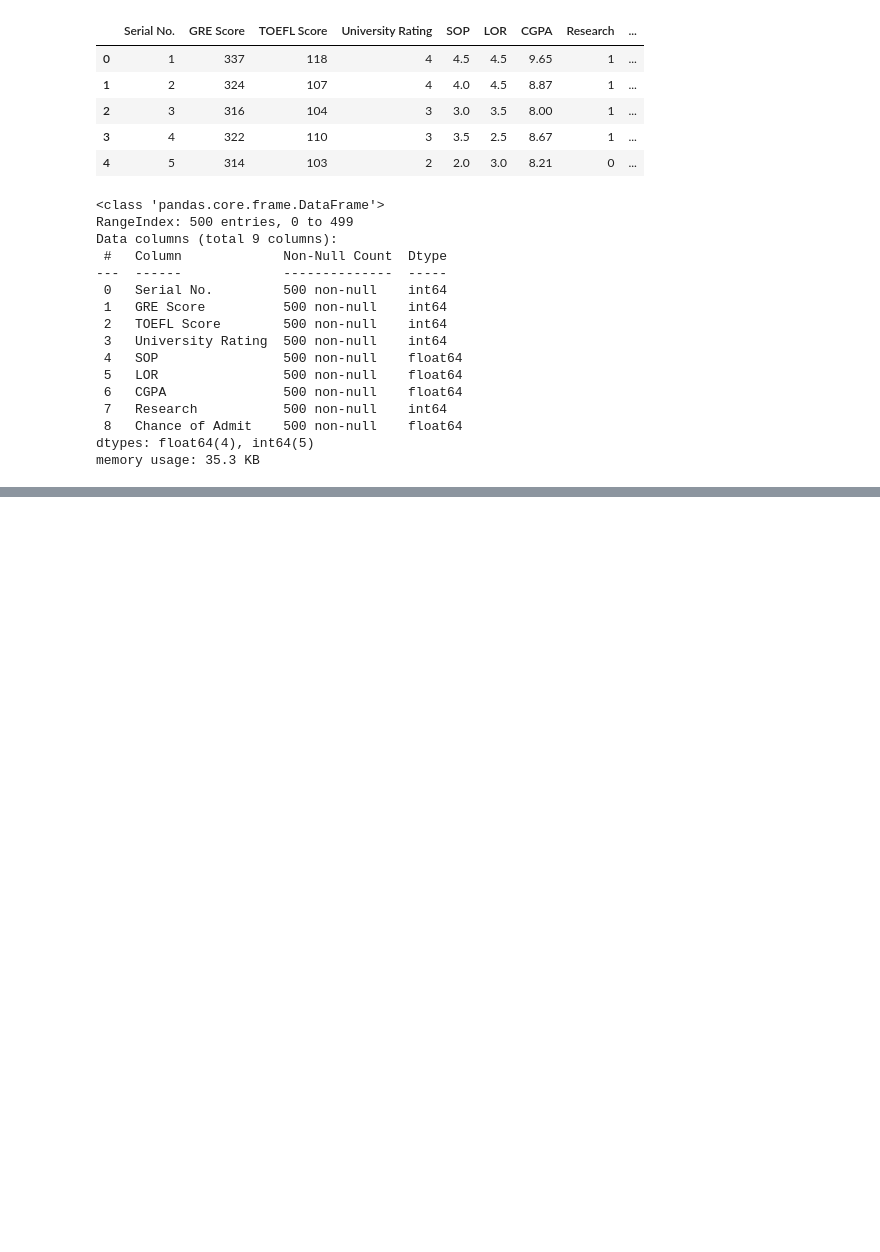
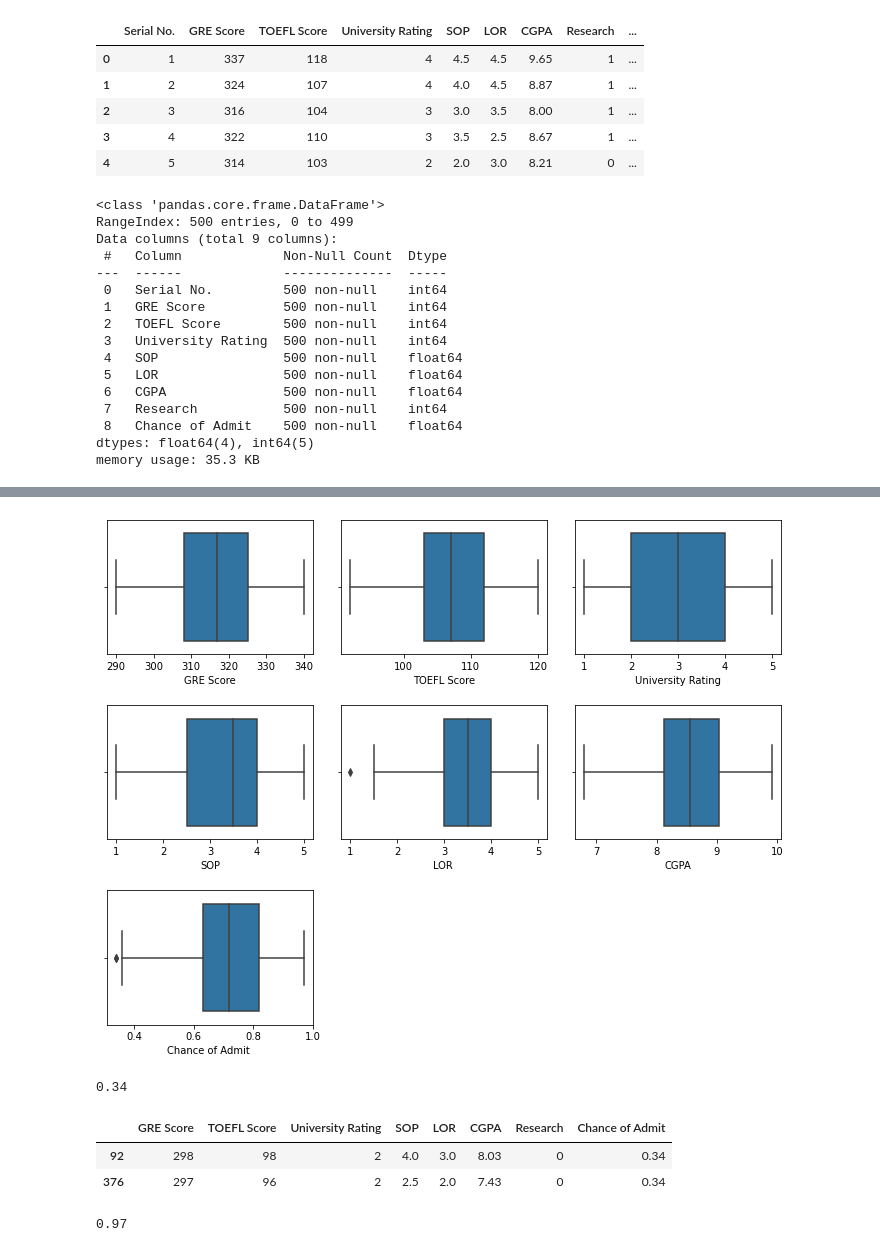
Before and after one commit to isoori/Graduate-Admission, a Jupyter notebook: Untitled.ipynb, the cells around one changed output, grey strips where cells are left out. Drawn from its saved outputs; the diff is of its cells as text; code cells hidden in the pictures; blank space fills up the shorter version.

```diff
--- a/Untitled.ipynb
+++ b/Untitled.ipynb
@@ -51,0 +60,26 @@ sns.pa
+# %%
+plt.figure(figsize=(10,8))
+index=1
+for col in df.columns:
+    if col != 'Research':
+        plt.subplot(3,3,index)
+        sns.boxplot(data=df,x=col)
+        index+=1
+        plt.tight_layout(pad=2)
+plt.show()
+# %% [output]
+[figure, added]
+# %%
+df['Chance of Admit '].min()
+# %% [output]
+0.34
+# %%
+df[df['Chance of Admit ']==0.34]
+# %% [output]
+|  | GRE Score | TOEFL Score | University Rating | SOP | LOR | CGPA | Research | Chance of Admit |
+| 92 | 298 | 98 | 2 | 4.0 | 3.0 | 8.03 | 0 | 0.34 |
+| 376 | 297 | 96 | 2 | 2.5 | 2.0 | 7.43 | 0 | 0.34 |
+# %%
+df['Chance of Admit '].max()
+# %% [output]
+0.97
```
Also changed, not shown: parts of 10 cells of this notebook.
